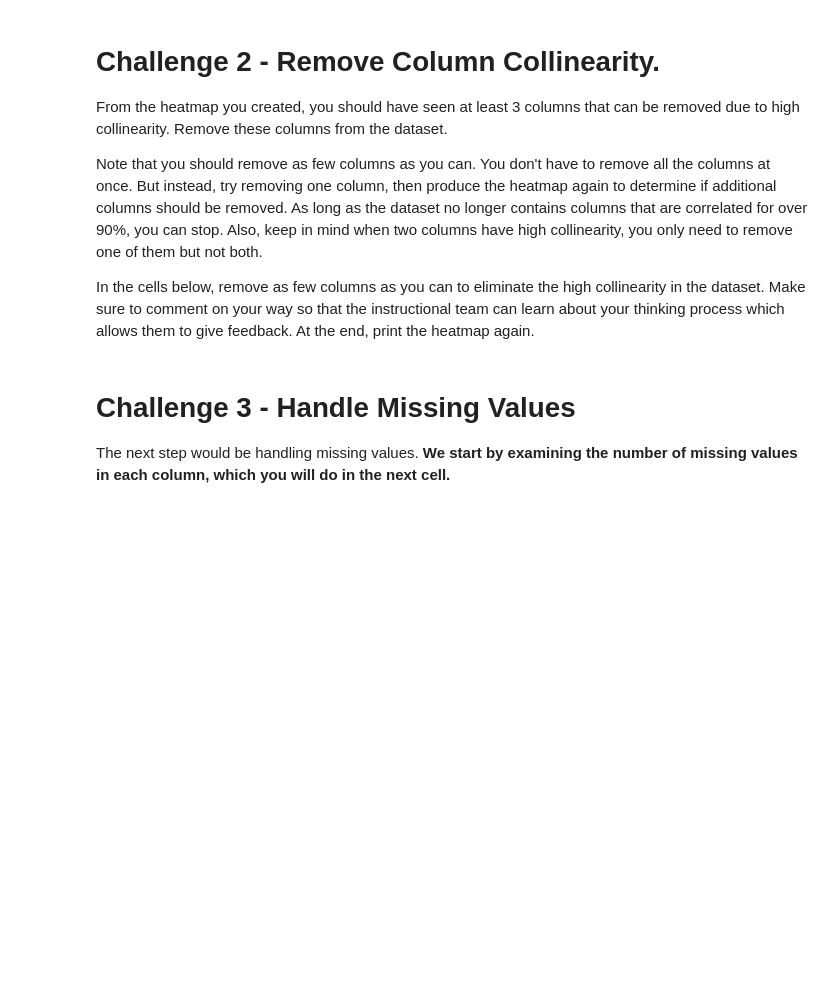
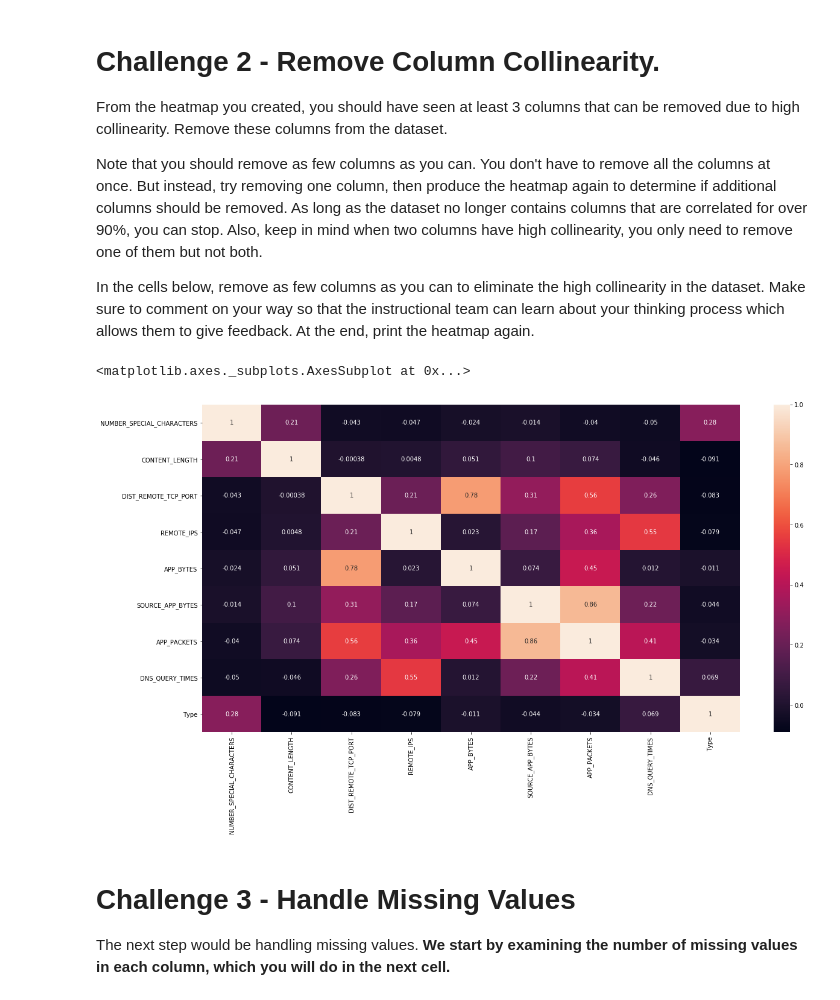
Before and after one commit to ta-datapt-bcn/lab-supervised-learning, a Jupyter notebook: your-code/main.ipynb, the cells around one changed output. Drawn from its saved outputs; the diff is of its cells as text; code cells hidden in the pictures; blank space fills up the shorter version.

```diff
--- a/your-code/main.ipynb
+++ b/your-code/main.ipynb
@@ -70,0 +154,4 @@ In the cells below, remove as few columns as you can to eliminate the high colli
+# %%
+# Your code here
+websites.drop(columns=['REMOTE_APP_PACKETS', 'SOURCE_APP_PACKETS', 'REMOTE_APP_BYTES', 'TCP_CONVERSATION_EXCHANGE',
+                      'URL_LENGTH'], inplace=True)
@@ -71,3 +164,10 @@ In the cells below, remove as few columns as you can to eliminate the high colli
+# %%
+# Print heatmap again
+plt.figure(figsize=(20,10))
+sns.heatmap(websites.corr(), annot=True)
+# %% [output]
+<matplotlib.axes._subplots.AxesSubplot at 0x...>
+[figure, added]
 # %% [markdown]
 # Challenge 3 - Handle Missing Values
 
```
Also changed, not shown: parts of 58 cells of this notebook, 1 other file.
